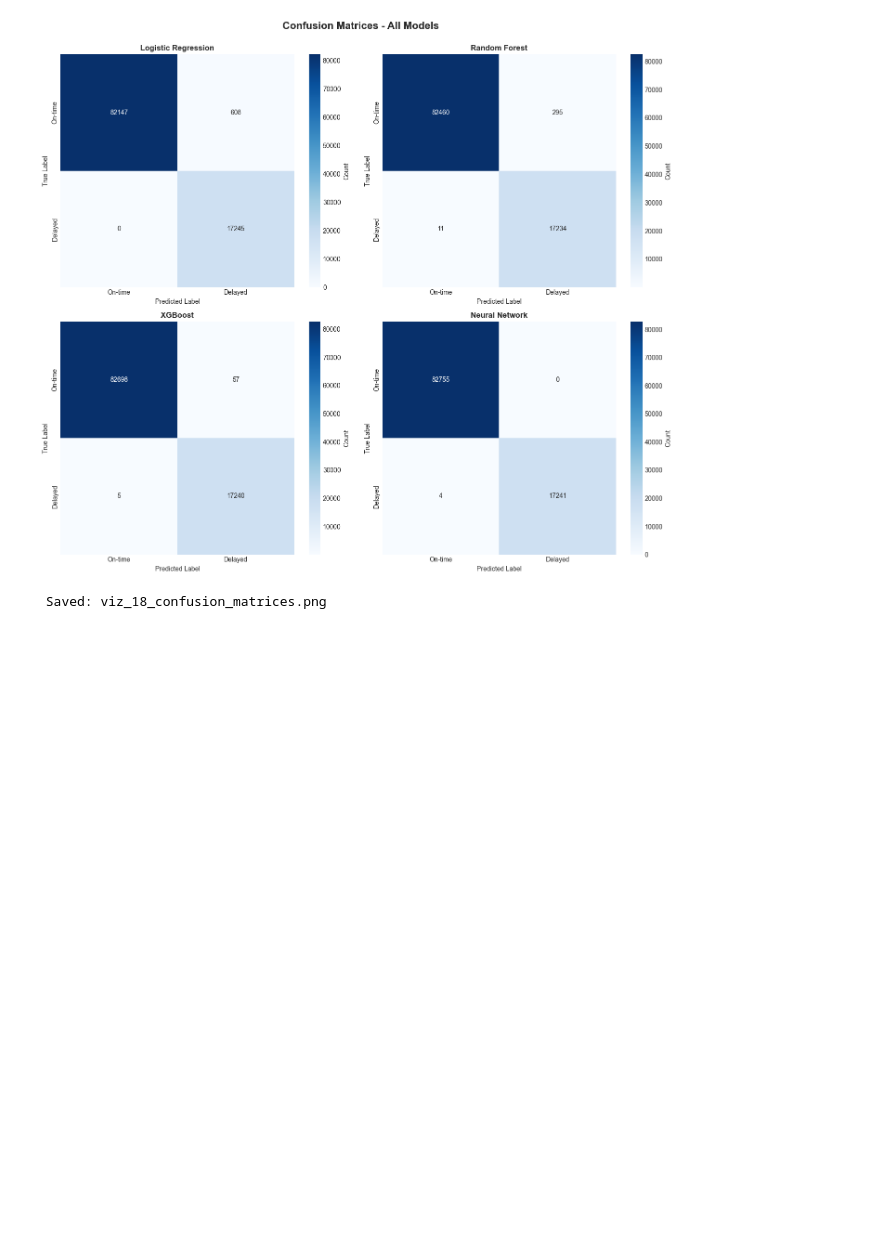
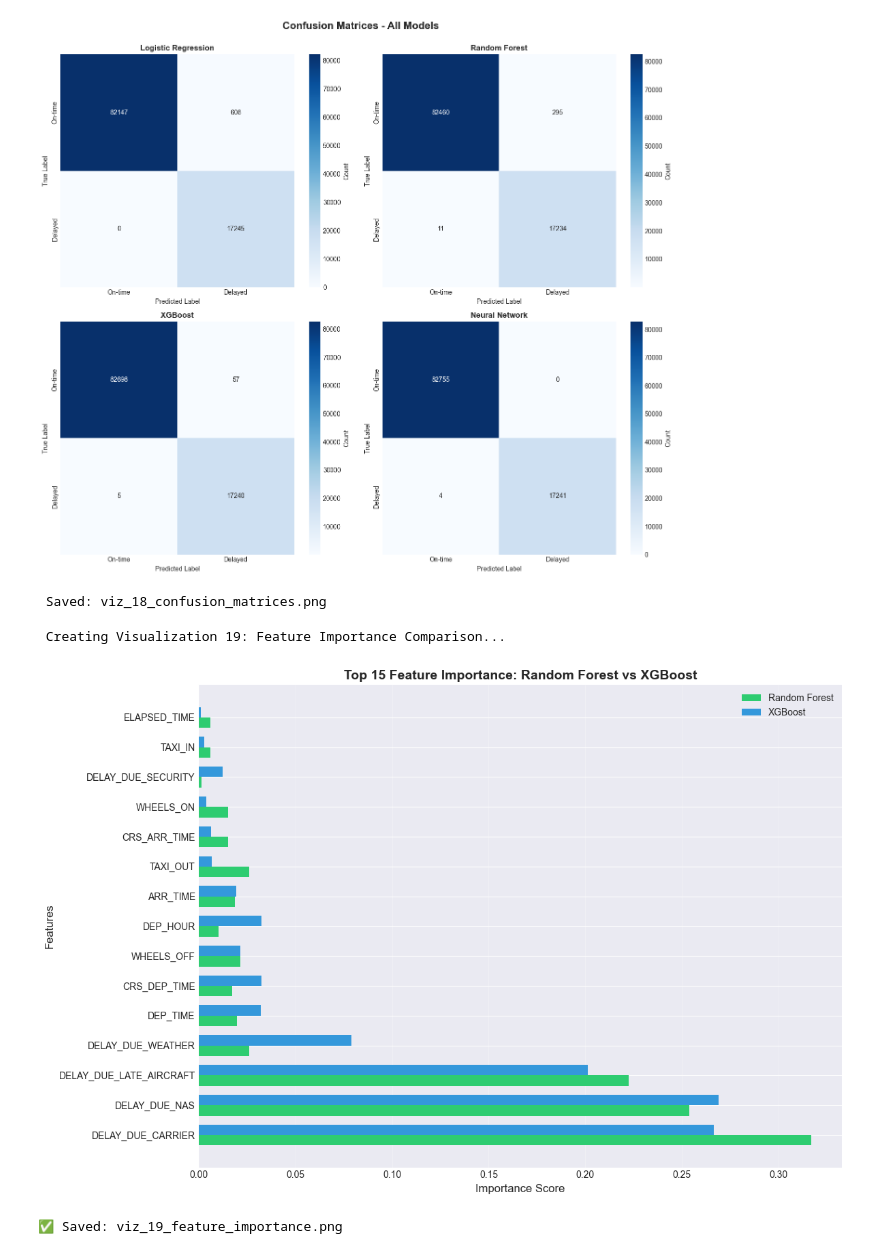
Before and after one commit to KL193/data-analysis-project-flight-delay, a Jupyter notebook: Untitled-1.ipynb, the cells around one changed output. Drawn from its saved outputs; the diff is of its cells as text; code cells hidden in the pictures; blank space fills up the shorter version.

Commit message:
Implemented  visualization  Feature Importance Comparison

```diff
--- a/Untitled-1.ipynb
+++ b/Untitled-1.ipynb
@@ -1879,3 +1879,51 @@ print(" Saved: viz_18_confusion_matrices.png")
  Creating Visualization 18: Confusion Matrices...
 [figure]
  Saved: viz_18_confusion_matrices.png
+# %%
+print("\n Creating Visualization 19: Feature Importance Comparison...")
+
+# Get feature importance from both models
+rf_importance = pd.DataFrame({
+    'Feature': X.columns,  # Random Forest used all features
+    'RF_Importance': rf_model.feature_importances_
+})
+
+# Use unique columns for XGBoost
+xgb_importance = pd.DataFrame({
+    'Feature': X_train_unique.columns,  # <-- use the same as XGB training
+    'XGB_Importance': xgb_model.feature_importances_
+})
+
+# Merge and get top 15 features
+importance_df = rf_importance.merge(xgb_importance, on='Feature')
+importance_df['Avg_Importance'] = (importance_df['RF_Importance'] + importance_df['XGB_Importance']) / 2
+importance_df = importance_df.sort_values('Avg_Importance', ascending=False).head(15)
+
+# Create grouped bar chart
+fig, ax = plt.subplots(figsize=(12, 8))
+
+x = np.arange(len(importance_df))
+width = 0.35
+
+bars1 = ax.barh(x - width/2, importance_df['RF_Importance'], width,
+                label='Random Forest', color='#2ecc71')
+bars2 = ax.barh(x + width/2, importance_df['XGB_Importance'], width,
+                label='XGBoost', color='#3498db')
+
+ax.set_ylabel('Features', fontsize=12)
+ax.set_xlabel('Importance Score', fontsize=12)
+ax.set_title('Top 15 Feature Importance: Random Forest vs XGBoost',
+             fontsize=14, fontweight='bold')
+ax.set_yticks(x)
+ax.set_yticklabels(importance_df['Feature'])
+ax.legend()
+ax.grid(axis='x', alpha=0.3)
+
+plt.tight_layout()
+plt.savefig('viz_19_feature_importance.png', dpi=300, bbox_inches='tight')
+plt.show()
+print("✅ Saved: viz_19_feature_importance.png")
+# %% [output]
+ Creating Visualization 19: Feature Importance Comparison...
+[figure, added]
+✅ Saved: viz_19_feature_importance.png
```
Also changed, not shown: 1 other file.
